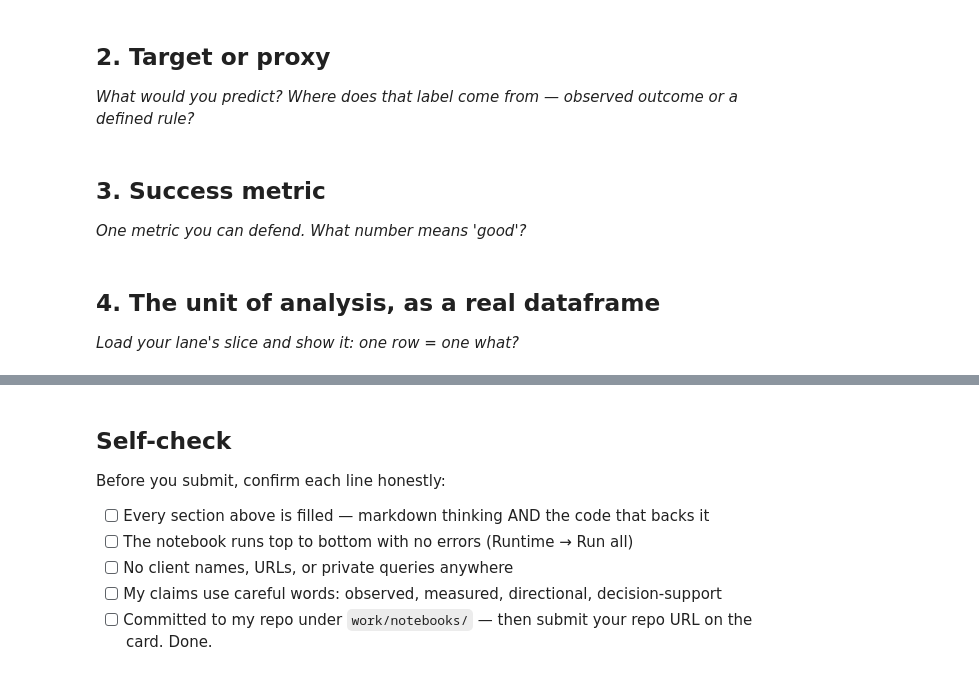
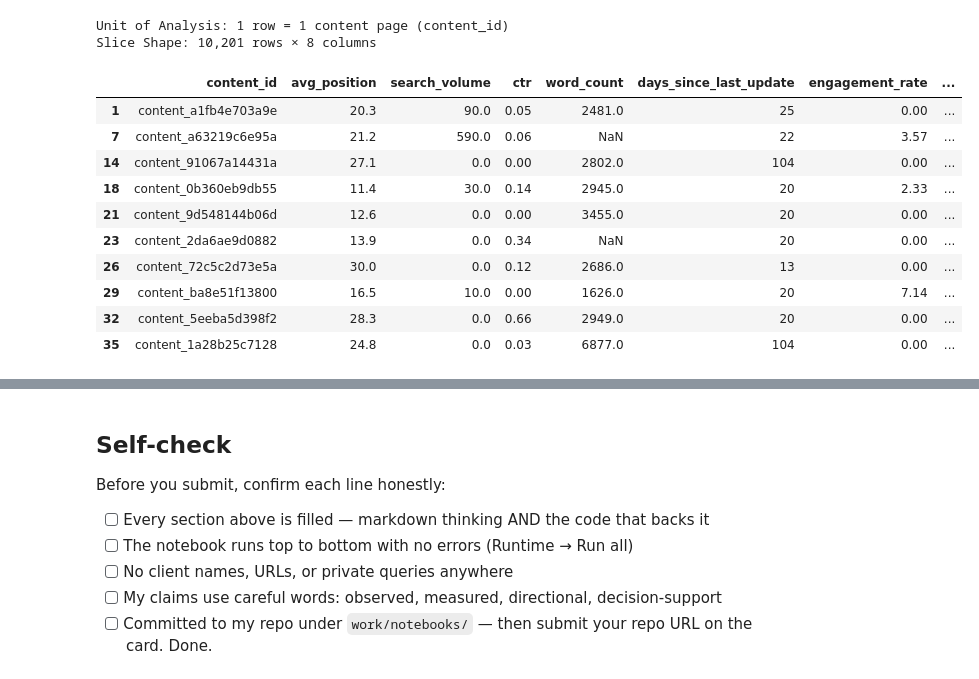
Before and after one commit to Emmamems18/flyrank-ml-internship-my-submission-assignment1, a Jupyter notebook: work/notebooks/w02_ml_task_framing.ipynb, the cells around one changed output, grey strips where cells are left out. Saved outputs shown, nothing was run; the diff lists cells and outputs as text; code cells hidden in the pictures.

```diff
--- a/work/notebooks/w02_ml_task_framing.ipynb
+++ b/work/notebooks/w02_ml_task_framing.ipynb
@@ -12,0 +115,24 @@ This skeleton is yours to fill. Work the sections **in order** — each one has
+# %%
+# This cell is for CODE (numbers, a query, a check).
+
+# Re-create the striking distance subset and the opportunity score
+striking_df = df[(df["avg_position"] >= 11) & (df["avg_position"] <= 30)].copy()
+striking_df["opportunity_score"] = striking_df["search_volume"] * (
+    31 - striking_df["avg_position"]
+)
+
+# Create the Target label (Defined Rule): Top 20% become "High Priority" (Class 1)
+threshold = striking_df["opportunity_score"].quantile(0.80)
+striking_df["target_priority_class"] = np.where(
+    striking_df["opportunity_score"] >= threshold, 1, 0
+)
+
+# Check the distribution of our new target label
+class_counts = striking_df["target_priority_class"].value_counts()
+
+print(f"Target Label Source: Defined Rule (Top 20% of Opportunity Score)")
+print(f"Score Threshold to be 'High Priority': {threshold:,.0f}")
+print("-" * 40)
+print(f"High Priority Candidates (Class 1): {class_counts[1]:,} pages")
+print(f"Standard Candidates (Class 0): {class_counts[0]:,} pages")
+# Write your text answer in the cell ABOVE this one — typing sentences here breaks Run All.
@@ -13,7 +193,37 @@ This skeleton is yours to fill. Work the sections **in order** — each one has
 # %%
 # This cell is for CODE (numbers, a query, a check).
+# Select key features and the target label for the striking distance slice
+slice_cols = [
+    "content_id",
+    "avg_position",
+    "search_volume",
+    "ctr",
+    "word_count",
+    "days_since_last_update",
+    "engagement_rate",
+    "target_priority_class",
+]
+
+# Extract slice and check shape
+striking_slice = striking_df[slice_cols].copy()
+
+print(f"Unit of Analysis: 1 row = 1 content page (content_id)")
+print(f"Slice Shape: {striking_slice.shape[0]:,} rows × {striking_slice.shape[1]} columns\n")
+
+# Display first 5 rows of the actual dataframe slice
+striking_slice.head(10)
 # Write your text answer in the cell ABOVE this one — typing sentences here breaks Run All.
+# %% [output]
+Unit of Analysis: 1 row = 1 content page (content_id)
+Slice Shape: 10,201 rows × 8 columns
+|  | content_id | avg_position | search_volume | ctr | word_count | days_since_last_update | engagement_rate | ... |
+| 1 | content_a1fb4e703a9e | 20.3 | 90.0 | 0.05 | 2481.0 | 25 | 0.00 | ... |
+| 7 | content_a63219c6e95a | 21.2 | 590.0 | 0.06 | NaN | 22 | 3.57 | ... |
+| 14 | content_91067a14431a | 27.1 | 0.0 | 0.00 | 2802.0 | 104 | 0.00 | ... |
+| 18 | content_0b360eb9db55 | 11.4 | 30.0 | 0.14 | 2945.0 | 20 | 2.33 | ... |
+| 21 | content_9d548144b06d | 12.6 | 0.0 | 0.00 | 3455.0 | 20 | 0.00 | ... |
+| 23 | content_2da6ae9d0882 | 13.9 | 0.0 | 0.34 | NaN | 20 | 0.00 | ... |
+| 26 | content_72c5c2d73e5a | 30.0 | 0.0 | 0.12 | 2686.0 | 13 | 0.00 | ... |
+| 29 | content_ba8e51f13800 | 16.5 | 10.0 | 0.00 | 1626.0 | 20 | 7.14 | ... |
+| 32 | content_5eeba5d398f2 | 28.3 | 0.0 | 0.66 | 2949.0 | 20 | 0.00 | ... |
+| 35 | content_1a28b25c7128 | 24.8 | 0.0 | 0.03 | 6877.0 | 104 | 0.00 | ... |
-# %% [markdown]
-## 2. Target or proxy
-
-*What would you predict? Where does that label come from — observed outcome or a defined rule?*
@@ -23,4 +229,0 @@ This skeleton is yours to fill. Work the sections **in order** — each one has
-# %% [markdown]
-## 3. Success metric
-
-*One metric you can defend. What number means 'good'?*
@@ -30,4 +229,0 @@ This skeleton is yours to fill. Work the sections **in order** — each one has
-# %% [markdown]
-## 4. The unit of analysis, as a real dataframe
-
-*Load your lane's slice and show it: one row = one what?*
```
Also changed, not shown: parts of 18 cells of this notebook.
